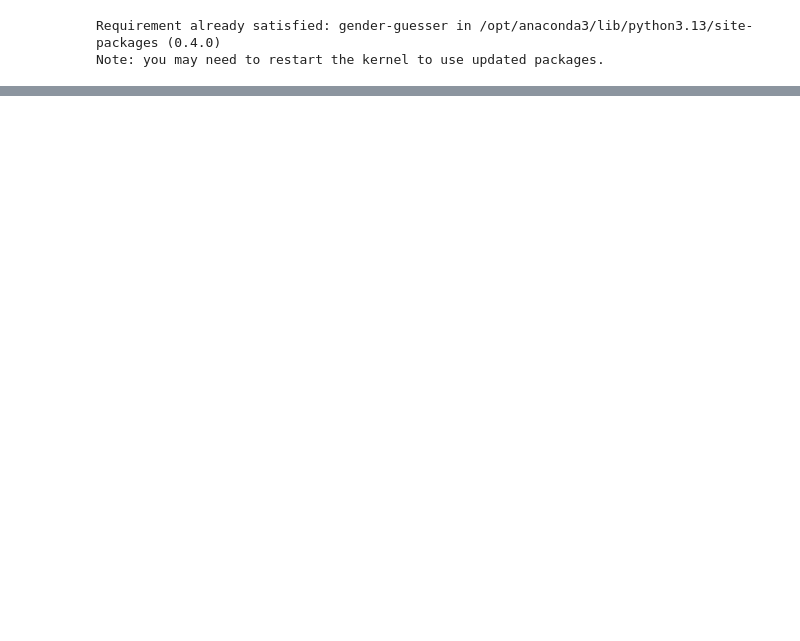
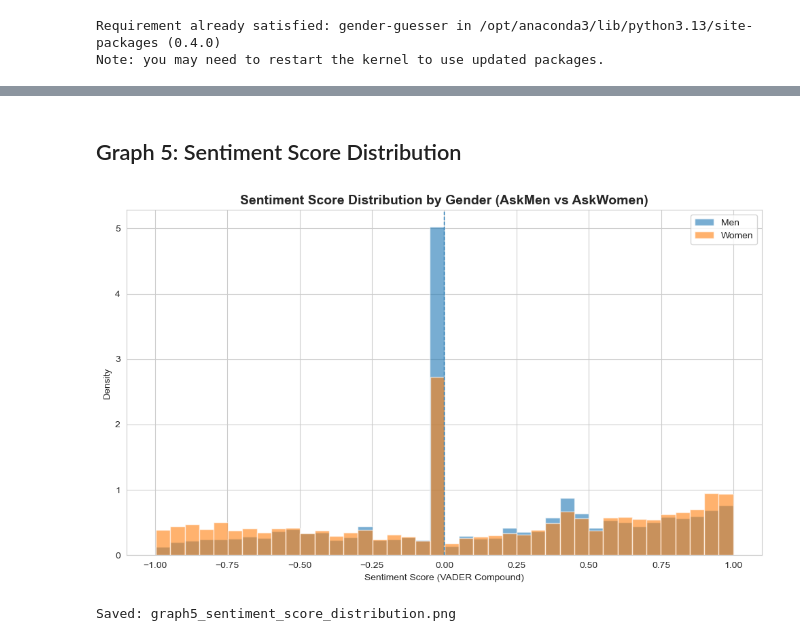
Before and after one commit to NaimaAjmal2308/data_science_project, a Jupyter notebook: sentimental_analysis.ipynb, the cells around one changed output, grey strips where cells are left out. Drawn from its saved outputs; the diff is of its cells as text; code cells hidden in the pictures; blank space fills up the shorter version.

```diff
--- a/sentimental_analysis.ipynb
+++ b/sentimental_analysis.ipynb
@@ -574,0 +355,48 @@ STEP 6: Creating Visualizations
+# %% [markdown]
+## Graph 5: Sentiment Score Distribution
+# %%
+
+# Sentiment scores
+
+analyzer = SentimentIntensityAnalyzer()
+df["sentiment_score"] = df["comment_body"].apply(
+    lambda x: analyzer.polarity_scores(str(x))["compound"]
+)
+
+
+#  Plot distributions (histograms)
+
+plt.figure(figsize=(10, 6))
+
+plt.hist(
+    df[df["gender"] == "Men"]["sentiment_score"],
+    bins=40,
+    alpha=0.6,
+    density=True,
+    label="Men"
+)
+
+plt.hist(
+    df[df["gender"] == "Women"]["sentiment_score"],
+    bins=40,
+    alpha=0.6,
+    density=True,
+    label="Women"
+)
+
+plt.axvline(0, linestyle="--", linewidth=1)  # neutral sentiment
+
+plt.title("Sentiment Score Distribution by Gender (AskMen vs AskWomen)",
+          fontsize=14, fontweight="bold")
+plt.xlabel("Sentiment Score (VADER Compound)")
+plt.ylabel("Density")
+plt.legend()
+plt.tight_layout()
+
+plt.savefig("graph5_sentiment_score_distribution.png", dpi=300, bbox_inches="tight")
+plt.show()
+
+print("Saved: graph5_sentiment_score_distribution.png")
+# %% [output]
+[figure, added]
+Saved: graph5_sentiment_score_distribution.png
```
Also changed, not shown: parts of 35 cells of this notebook, 7 other files.
